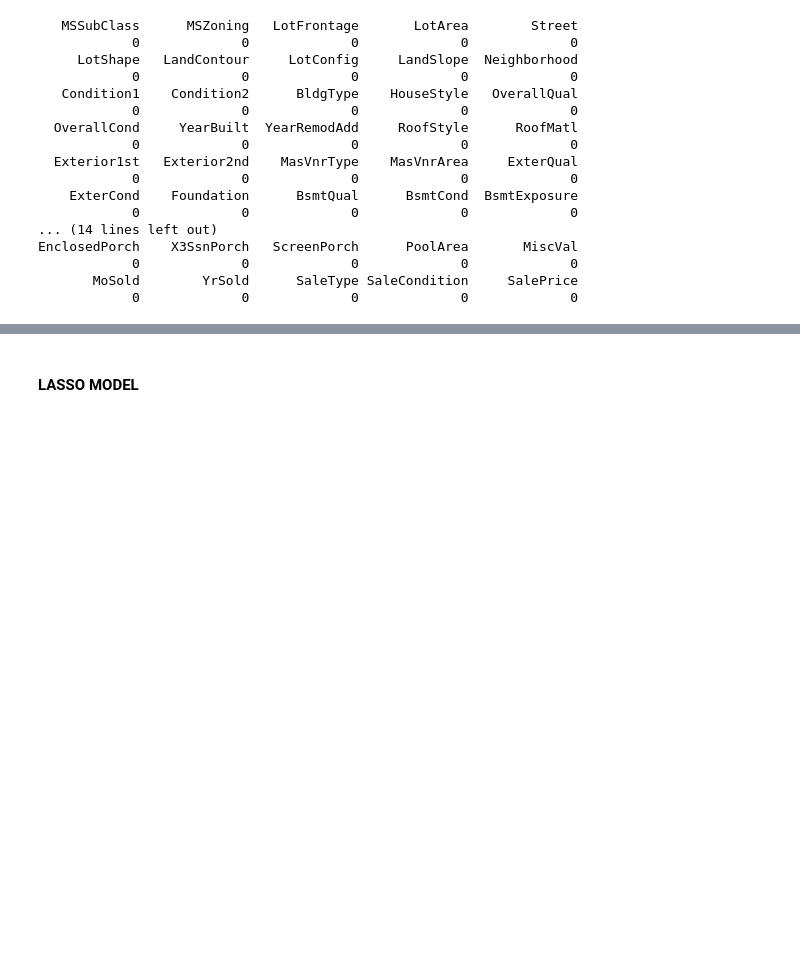
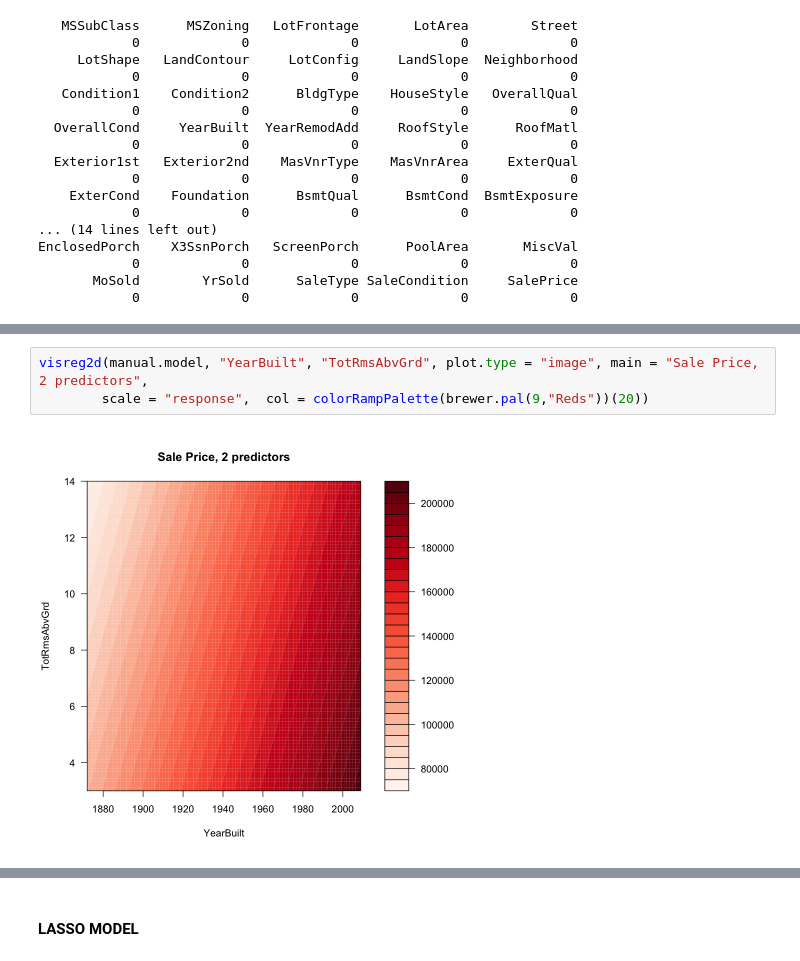
Before and after one commit to OlegRyzhkov2020/house_price_prediction, a Jupyter notebook: features_selection.ipynb, the cells around one changed output, grey strips where cells are left out. Saved outputs shown, nothing was run; the diff lists cells and outputs as text; blank space fills up the shorter version.

```diff
--- a/features_selection.ipynb
+++ b/features_selection.ipynb
@@ -623,0 +662,5 @@ signif(BIC.interact, digits=6)
+# %%
+visreg2d(manual.model, "YearBuilt", "TotRmsAbvGrd", plot.type = "image", main = "Sale Price, 2 predictors",
+        scale = "response",  col = colorRampPalette(brewer.pal(9,"Reds"))(20))
+# %% [output]
+[figure, added]
```
Also changed, not shown: parts of 90 cells of this notebook, 4 other files.
